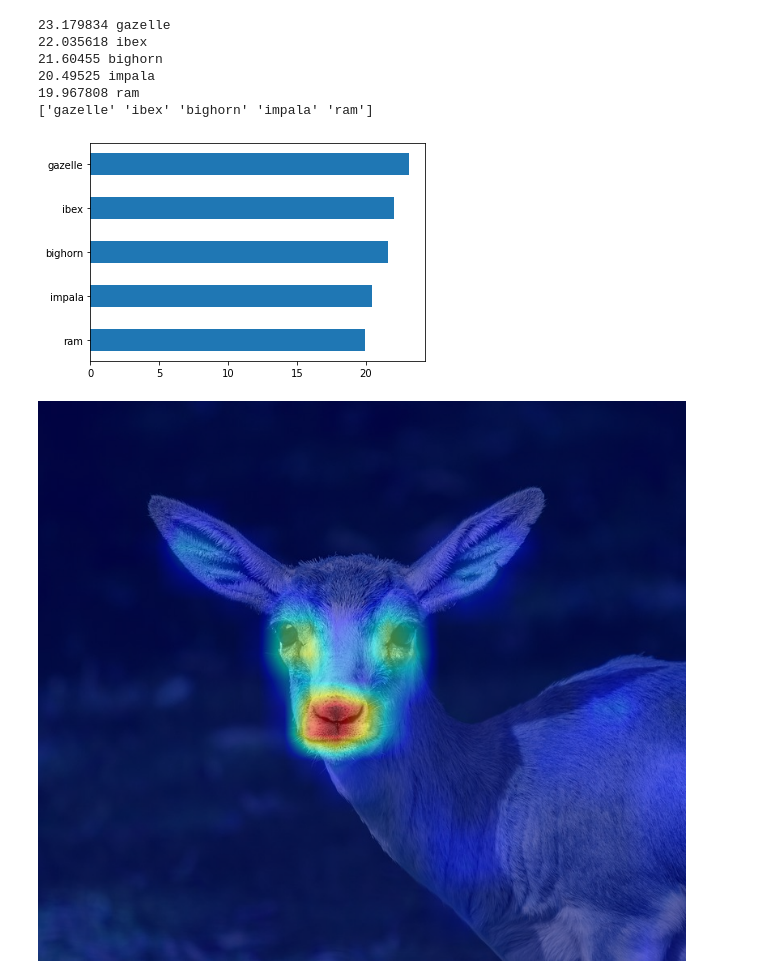
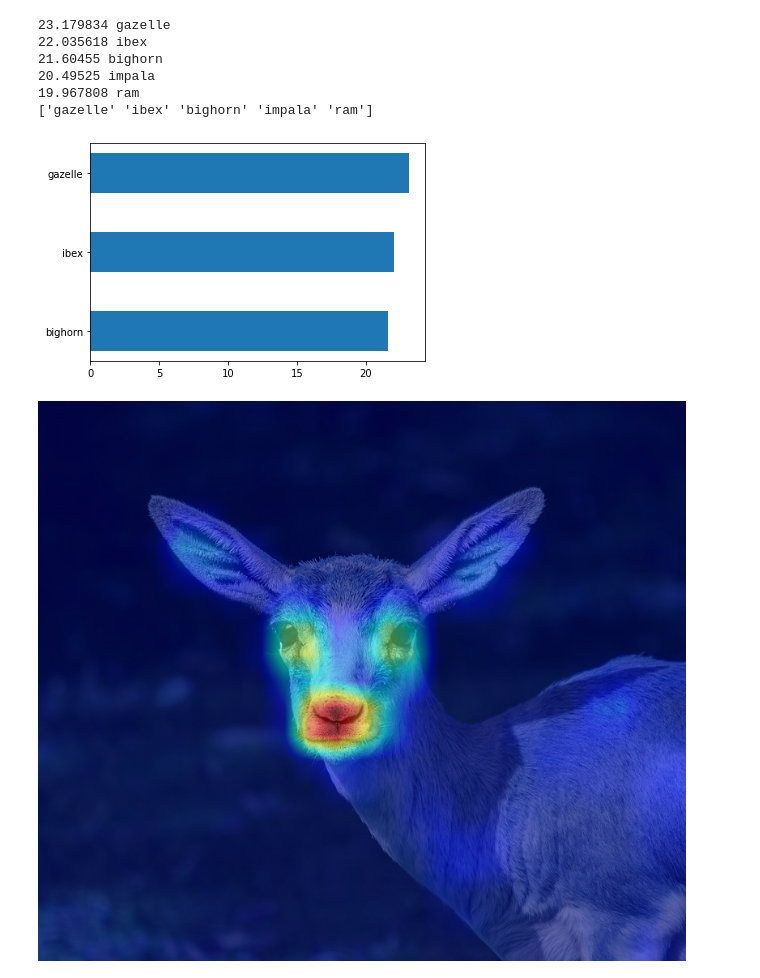
Before and after one commit to tlabarta/helpfulnessofxai, a Jupyter notebook: pytorch-vgg-gradcam.ipynb, the cells around one changed output. Drawn from its saved outputs; the diff is of its cells as text; code cells hidden in the pictures.

Commit message:
added confidence score graph (3 elements)

```diff
--- a/pytorch-vgg-gradcam.ipynb
+++ b/pytorch-vgg-gradcam.ipynb
@@ -97,11 +97,12 @@ print(y)
 # %%
 import matplotlib.pyplot as plt
 import numpy as np
-
-plt.barh(y[::-1], tensor_array_sorted[::-1], height = 0.5)
+tensor_array_sorted_3= tensor_array_sorted[0:3]
+y_3 = y[0:3]
+plt.barh(y_3[::-1], tensor_array_sorted_3[::-1], height = 0.5)
 plt.show()
 # %% [output]
-[figure, old version]
+[figure, new version]
 # %%
 from pytorch_grad_cam import GradCAM
 import cv2
```
